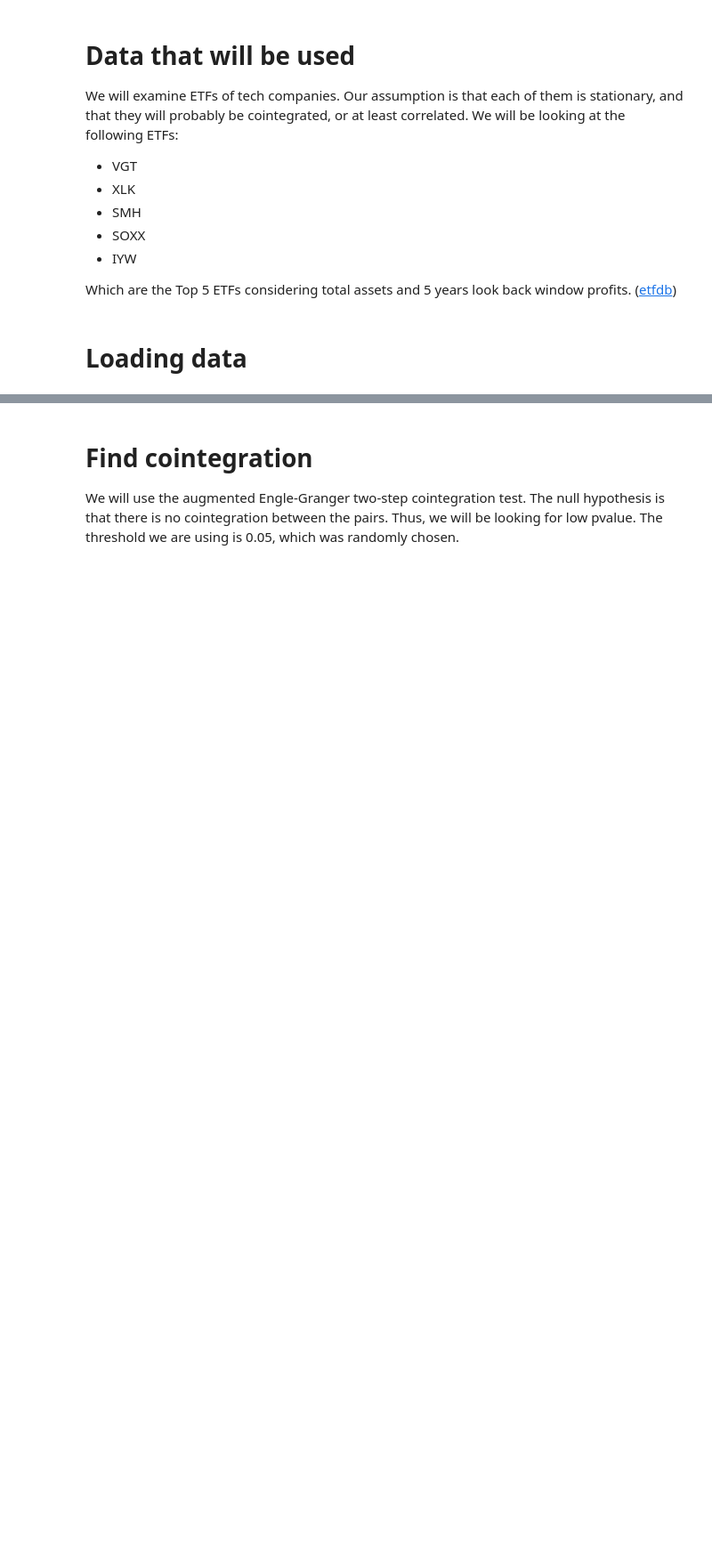
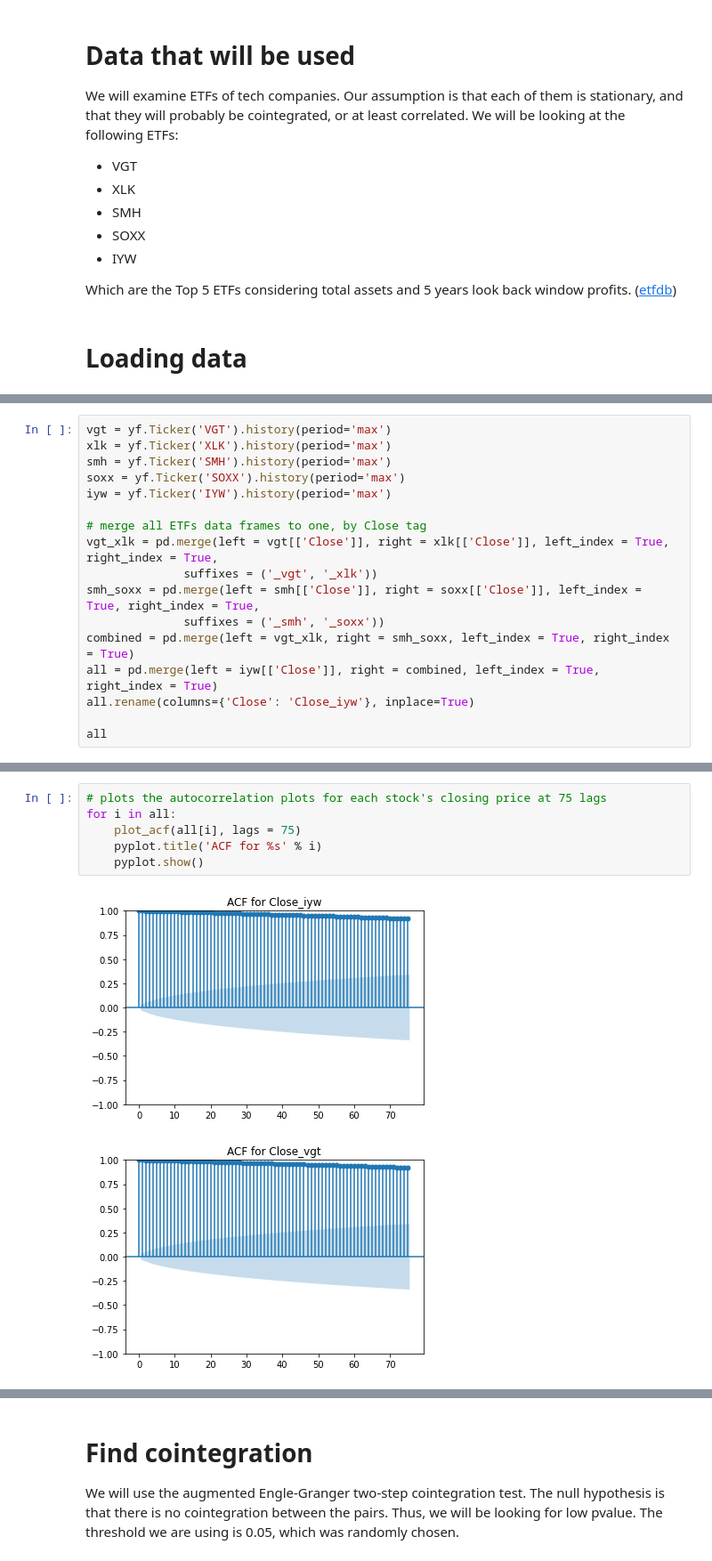
Before and after one commit to saharc576/Algotrading, a Jupyter notebook: pairs_trading.ipynb, the cells around one changed output, grey strips where cells are left out. Shown: that part at 89% size. Saved outputs shown, nothing was run; the diff lists cells and outputs as text; blank space fills up the shorter version.

```diff
--- a/pairs_trading.ipynb
+++ b/pairs_trading.ipynb
@@ -97,0 +50,17 @@ def stationarity(a, cutoff = 0.05):
+# %%
+vgt = yf.Ticker('VGT').history(period='max')
+xlk = yf.Ticker('XLK').history(period='max')
+smh = yf.Ticker('SMH').history(period='max')
+soxx = yf.Ticker('SOXX').history(period='max')
+iyw = yf.Ticker('IYW').history(period='max')
+
+# merge all ETFs data frames to one, by Close tag
+vgt_xlk = pd.merge(left = vgt[['Close']], right = xlk[['Close']], left_index = True, right_index = True,
+              suffixes = ('_vgt', '_xlk'))
+smh_soxx = pd.merge(left = smh[['Close']], right = soxx[['Close']], left_index = True, right_index = True,
+              suffixes = ('_smh', '_soxx'))
+combined = pd.merge(left = vgt_xlk, right = smh_soxx, left_index = True, right_index = True)
+all = pd.merge(left = iyw[['Close']], right = combined, left_index = True, right_index = True)
+all.rename(columns={'Close': 'Close_iyw'}, inplace=True)
+
+all
@@ -97,0 +85,9 @@ def stationarity(a, cutoff = 0.05):
+# %%
+# plots the autocorrelation plots for each stock's closing price at 75 lags
+for i in all:
+    plot_acf(all[i], lags = 75)
+    pyplot.title('ACF for %s' % i)
+    pyplot.show()
+# %% [output]
+[figure, added]
+[figure, added]
```
Also changed, not shown: parts of 12 cells of this notebook, 1 other file.
